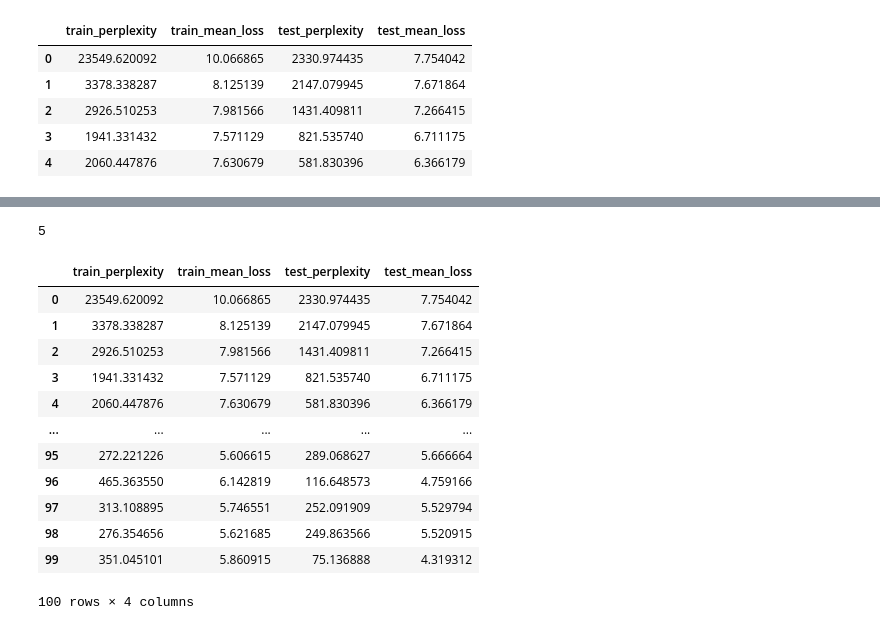
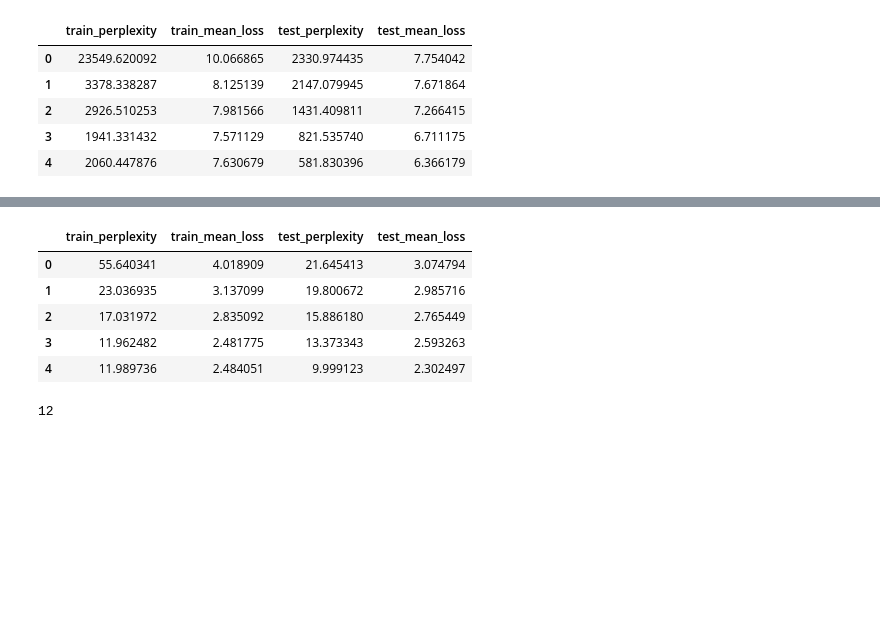
Before and after one commit to DmitryPogrebnoy/MedSpellChecker, a Jupyter notebook: spellchecker/ml_ranging/models/ru_roberta_large/analyse_metric_history.ipynb, the cells around one changed output, grey strips where cells are left out. Cells and saved outputs as stored; diff of their text form; code cells hidden in the pictures; blank space fills up the shorter version.

```diff
--- a/spellchecker/ml_ranging/models/ru_roberta_large/analyse_metric_history.ipynb
+++ b/spellchecker/ml_ranging/models/ru_roberta_large/analyse_metric_history.ipynb
@@ -43,20 +90,14 @@ def find_start_first_non_decreased_sequent(series_data, window):
+# %%
+df = pd.read_csv("../../../../data/ml/ru_roberta_large_finetuned/metric_history.csv", index_col=0)
+df.head()
+# %% [output]
+|  | train_perplexity | train_mean_loss | test_perplexity | test_mean_loss |
+| 0 | 55.640341 | 4.018909 | 21.645413 | 3.074794 |
+| 1 | 23.036935 | 3.137099 | 19.800672 | 2.985716 |
+| 2 | 17.031972 | 2.835092 | 15.886180 | 2.765449 |
+| 3 | 11.962482 | 2.481775 | 13.373343 | 2.593263 |
+| 4 | 11.989736 | 2.484051 | 9.999123 | 2.302497 |
 # %%
 find_start_first_non_decreased_sequent(df.test_perplexity, EARLY_STOP_NUMBER)
 # %% [output]
-5
+12
-# %%
-df
-# %% [output]
-|  | train_perplexity | train_mean_loss | test_perplexity | test_mean_loss |
-| 0 | 23549.620092 | 10.066865 | 2330.974435 | 7.754042 |
-| 1 | 3378.338287 | 8.125139 | 2147.079945 | 7.671864 |
-| 2 | 2926.510253 | 7.981566 | 1431.409811 | 7.266415 |
-| 3 | 1941.331432 | 7.571129 | 821.535740 | 6.711175 |
-| 4 | 2060.447876 | 7.630679 | 581.830396 | 6.366179 |
-| ... | ... | ... | ... | ... |
-| 95 | 272.221226 | 5.606615 | 289.068627 | 5.666664 |
-| 96 | 465.363550 | 6.142819 | 116.648573 | 4.759166 |
-| 97 | 313.108895 | 5.746551 | 252.091909 | 5.529794 |
-| 98 | 276.354656 | 5.621685 | 249.863566 | 5.520915 |
-| 99 | 351.045101 | 5.860915 | 75.136888 | 4.319312 |
-100 rows × 4 columns
```
Also changed, not shown: parts of 10 cells of this notebook, 2 other files.
